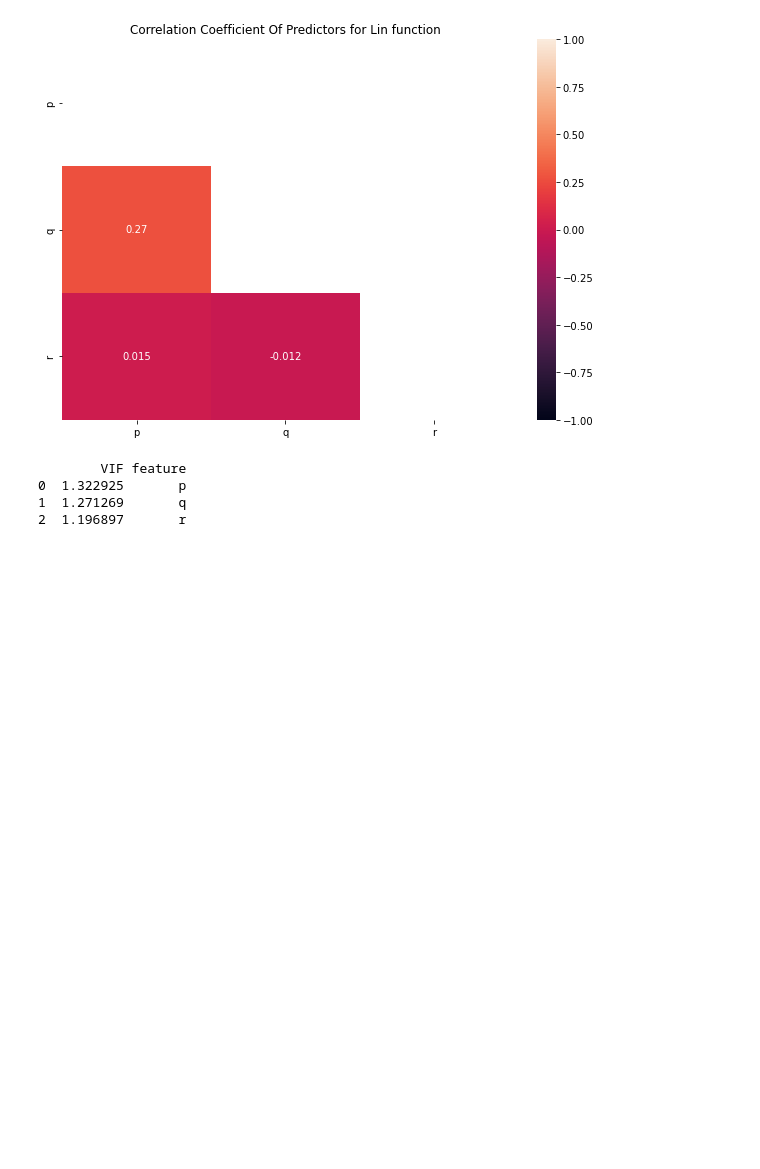
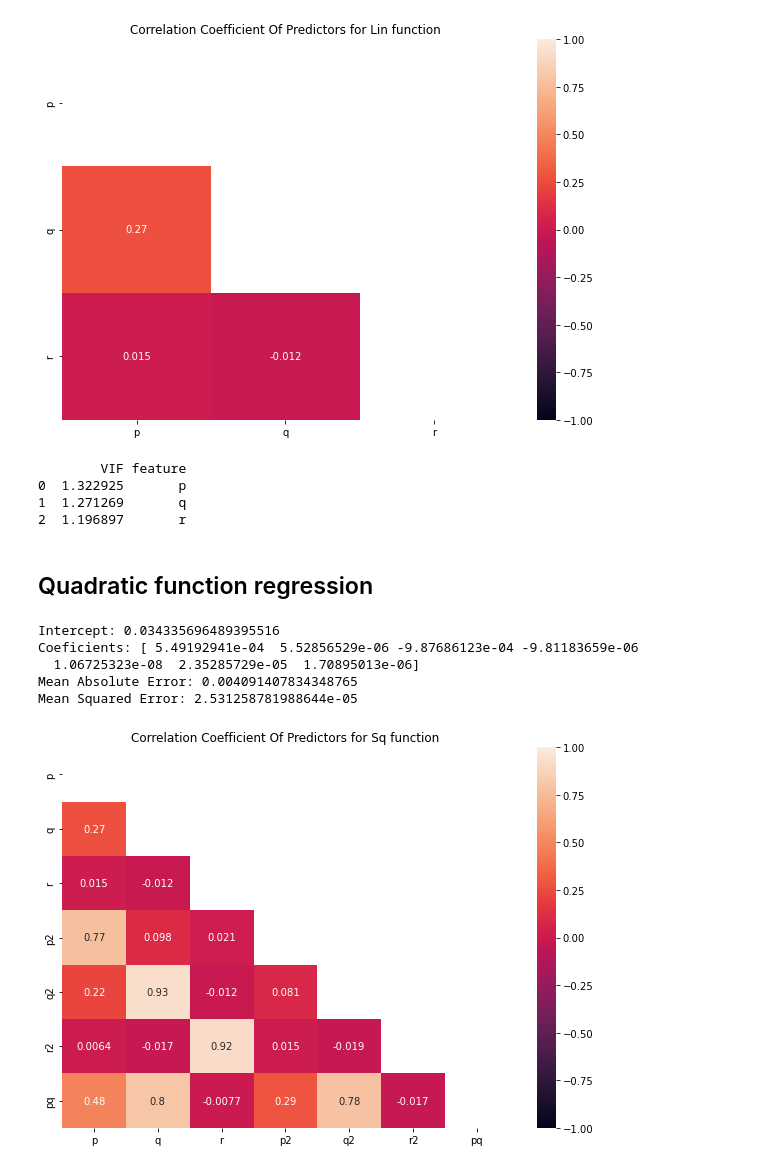
Before and after one commit to fredgrub/sim-sched, a Jupyter notebook: final-regression.ipynb, the cells around one changed output. Drawn from its saved outputs; the diff is of its cells as text; code cells hidden in the pictures; blank space fills up the shorter version.

Commit message:
Sq, Cub, Qua, Qui, Sex regression done

```diff
--- a/final-regression.ipynb
+++ b/final-regression.ipynb
@@ -198,3 +198,24 @@ vif(X_lin_train)
 0  1.322925       p
 1  1.271269       q
 2  1.196897       r
+# %% [markdown]
+## Quadratic function regression
+# %%
+sq_features = [
+    'p', 'q', 'r',
+    'p2', 'q2', 'r2', 'pq'
+    ]
+X_sq_train = training_features[sq_features]
+X_sq_test = test_features[sq_features]
+
+run_regression(X_sq_train, X_sq_test, training_targets, test_targets)
+# %% [output]
+Intercept: 0.034335696489395516
+Coeficients: [ 5.49192941e-04  5.52856529e-06 -9.87686123e-04 -9.81183659e-06
+  1.06725323e-08  2.35285729e-05  1.70895013e-06]
+Mean Absolute Error: 0.004091407834348765
+Mean Squared Error: 2.531258781988644e-05
+# %%
+correlation(X_sq_train, "Sq function")
+# %% [output]
+[figure, added]
```
Also changed, not shown: parts of 26 cells of this notebook.
